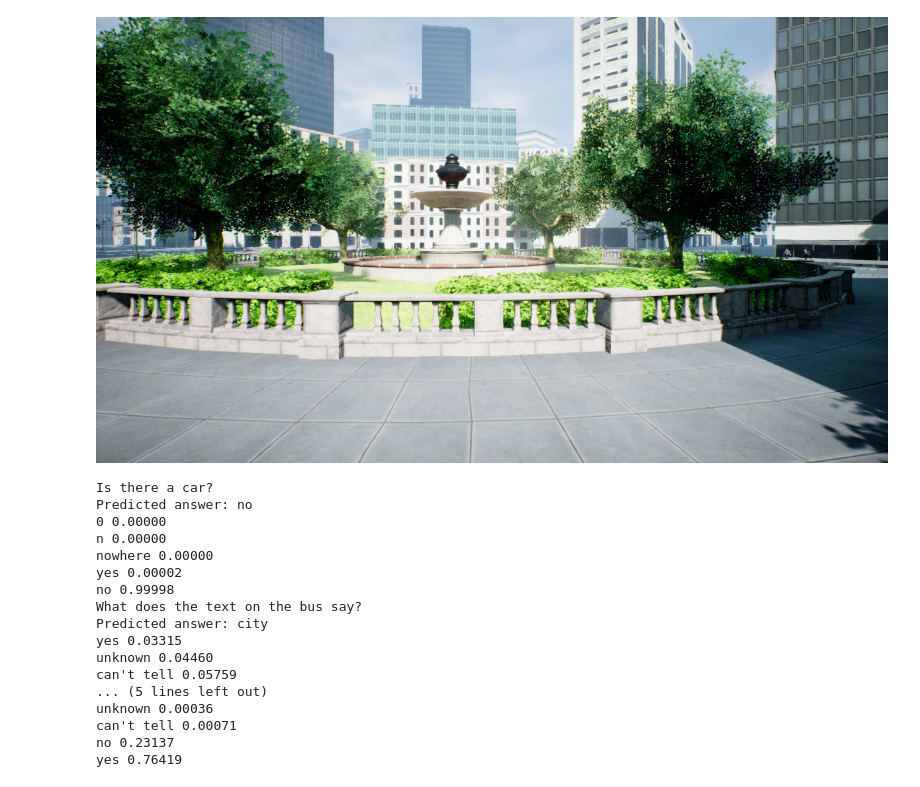
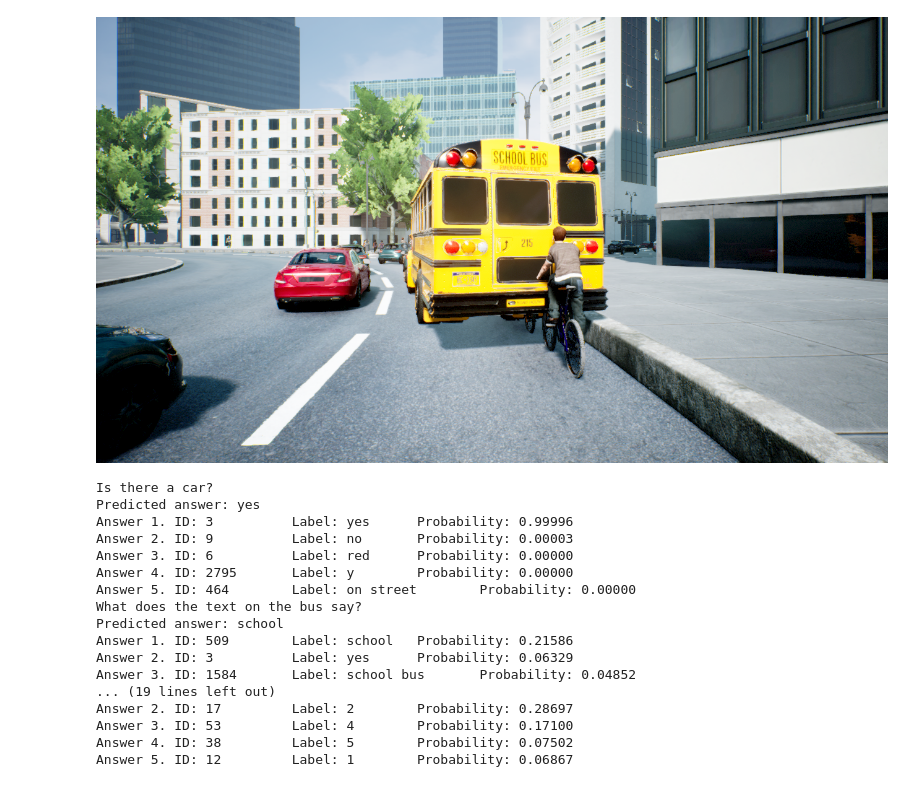
Before and after one commit to jenniferolenchak/DroneVQA, a Jupyter notebook: SD1 Demo/vilt_vqa_inference_demo.ipynb, the cells around one changed output. Drawn from its saved outputs; the diff is of its cells as text; code cells hidden in the pictures.

```diff
--- a/SD1 Demo/vilt_vqa_inference_demo.ipynb
+++ b/SD1 Demo/vilt_vqa_inference_demo.ipynb
@@ -14,12 +14,14 @@ import numpy as np
 from transformers import ViltForQuestionAnswering, ViltProcessor
 import torch
 # %%
-image_location = r"C:\Users\robin\Desktop\SeniorDesign2\VisualInspectionDeepLearning\SD1 Demo\AirSimImage.png"
+image_location = r"C:\Users\robin\Desktop\SeniorDesign\VisualInspectionDeepLearning\SampleImages\AirSimImage.png"
 image = Image.open(image_location)
 questions = ["Is there a car?",
              "What does the text on the bus say?",
-             "Is the person on the bike?"
+             "Is the person on the bike?",
+             "What color is the bus?",
+             "How many trees are there?"
             ]
 image
 # %% [output]
-[figure, old version]
+[figure, new version]
@@ -59,24 +41,27 @@ for question in questions:
     idx = logits.argmax(-1).item()
     print("Predicted answer:", model.config.id2label[idx])
 
-    top_predictions = getTopPredictions(logits[0], model.config.id2label)
-    for name, score in top_predictions:
-        print(f"{name} {score:.5f}")
+    sm = torch.nn.Softmax(dim=0)
+    probabilities = sm(logits[0])
+
+    top_answers = list(probabilities.argsort()[-5:])
+    for i, answer in enumerate(top_answers[::-1]):
+        print(f"Answer {i+1}. ID: {answer.item()} \t Label: {model.config.id2label[answer.item()]} \t Probability: {probabilities[answer.item()]:.5f}")
 # %% [output]
 Is there a car?
-Predicted answer: no
-0 0.00000
-n 0.00000
-nowhere 0.00000
-yes 0.00002
-no 0.99998
+Predicted answer: yes
+Answer 1. ID: 3          Label: yes      Probability: 0.99996
+Answer 2. ID: 9          Label: no       Probability: 0.00003
+Answer 3. ID: 6          Label: red      Probability: 0.00000
+Answer 4. ID: 2795       Label: y        Probability: 0.00000
+Answer 5. ID: 464        Label: on street        Probability: 0.00000
 What does the text on the bus say?
-Predicted answer: city
-yes 0.03315
-unknown 0.04460
-can't tell 0.05759
-... (5 lines left out)
-unknown 0.00036
-can't tell 0.00071
-no 0.23137
-yes 0.76419
+Predicted answer: school
+Answer 1. ID: 509        Label: school   Probability: 0.21586
+Answer 2. ID: 3          Label: yes      Probability: 0.06329
+Answer 3. ID: 1584       Label: school bus       Probability: 0.04852
+... (19 lines left out)
+Answer 2. ID: 17         Label: 2        Probability: 0.28697
+Answer 3. ID: 53         Label: 4        Probability: 0.17100
+Answer 4. ID: 38         Label: 5        Probability: 0.07502
+Answer 5. ID: 12         Label: 1        Probability: 0.06867
```
Also changed, not shown: parts of 1 cell of this notebook, 9 other files.
